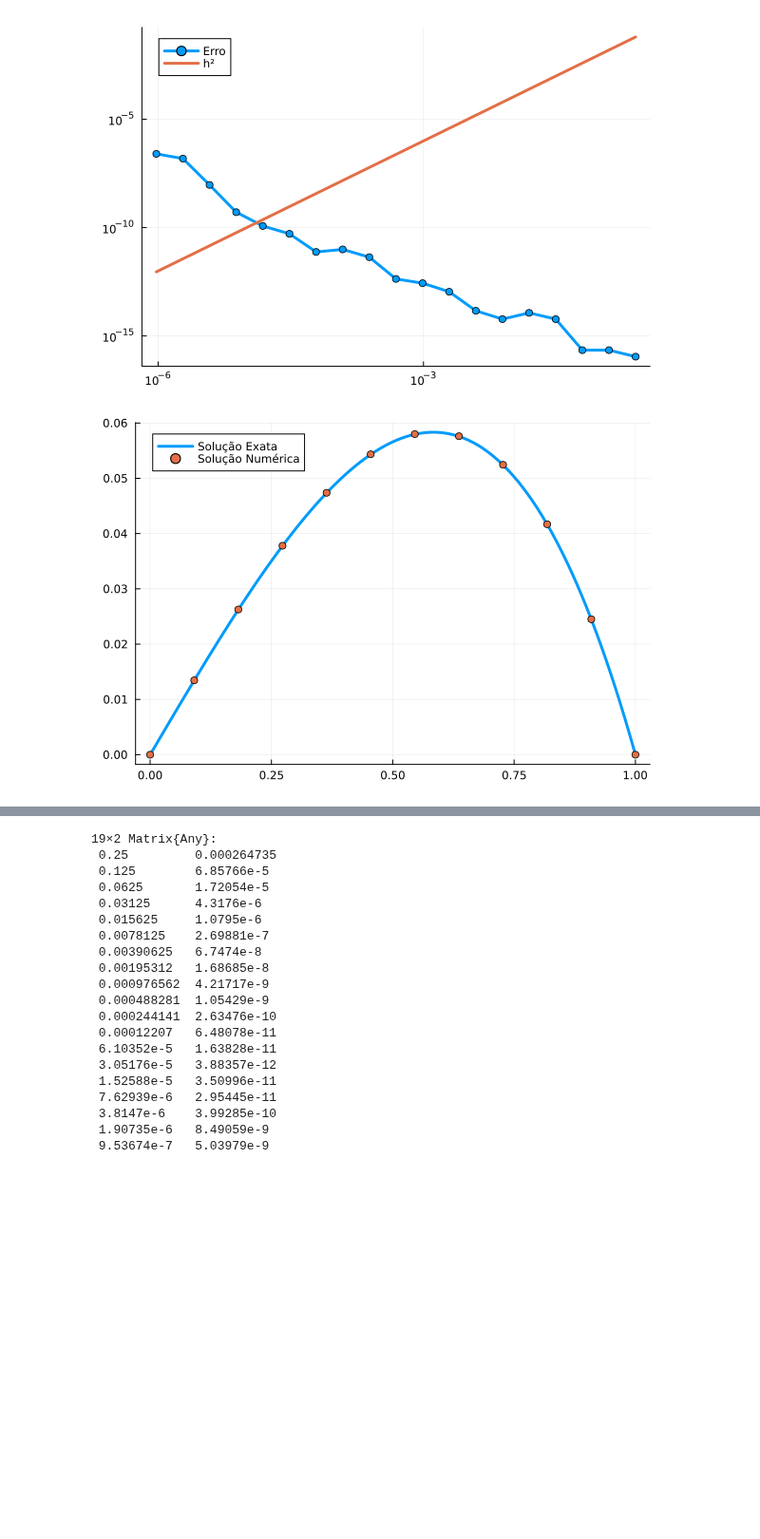
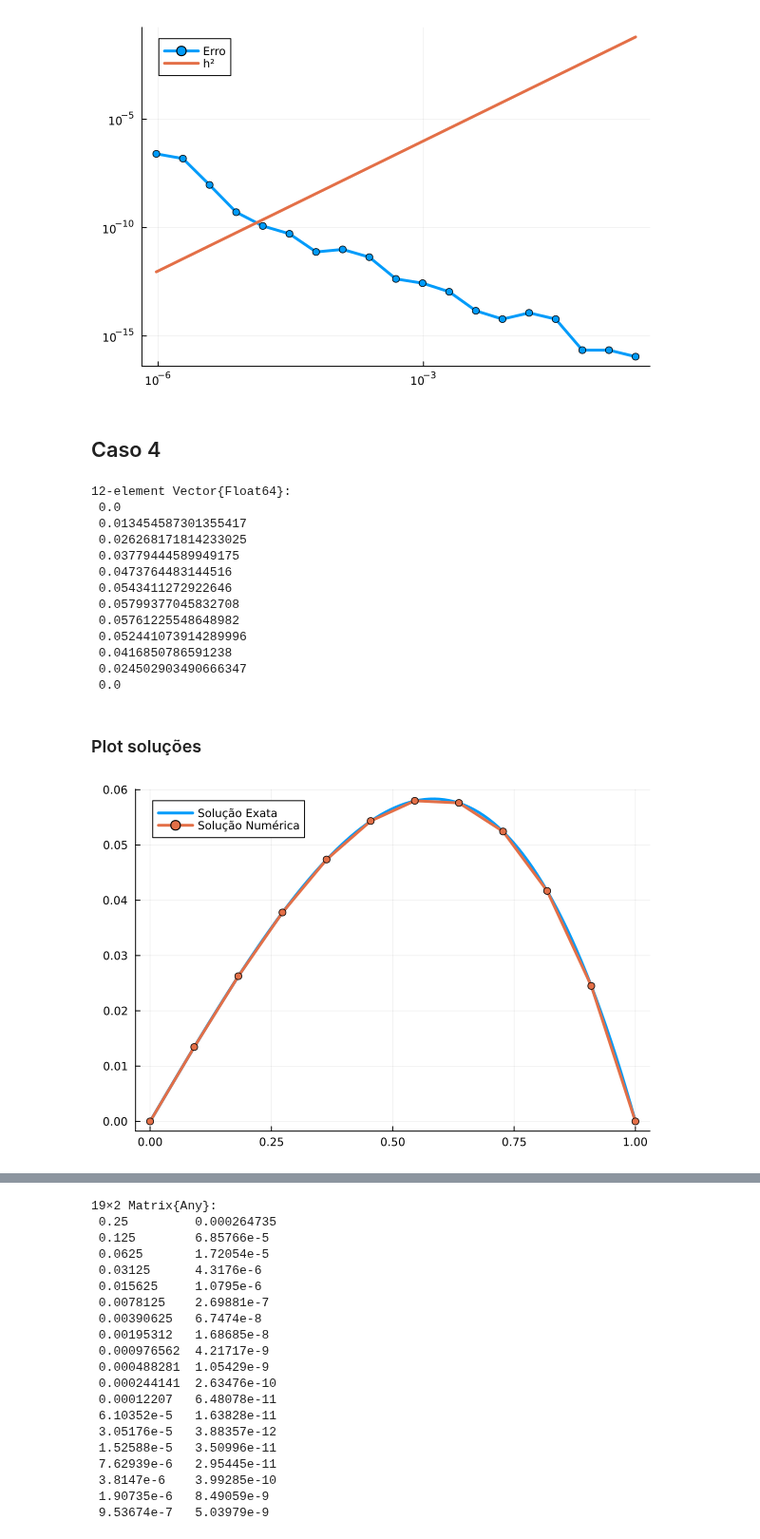
Before and after one commit to CarlosEduardoValladares/Elementos-Finitos-2024.2, a Jupyter notebook: elementos_finitos_01.ipynb, the cells around one changed output, grey strips where cells are left out. Shown at 95% size. Saved outputs shown, nothing was run; the diff lists cells and outputs as text; code cells hidden in the pictures; blank space fills up the shorter version.

```diff
--- a/elementos_finitos_01.ipynb
+++ b/elementos_finitos_01.ipynb
@@ -342,13 +366,31 @@ plot_erro(n_testes, f3, f3_solution)
  1.90735e-6   1.52787e-7
  9.53674e-7   2.52658e-7
 [figure]
+# %% [markdown]
+## Caso 4
 # %%
 m = 10
 α = 1.0
 β = 1.0
 K = monta_K(α, β, m)
 galerkin_sol_4 = solve_via_galerkin_2(α, β, m, K, f4)
-
-plot_exact_and_numerical(m, f4_solution, galerkin_sol_4)
 # %% [output]
-[figure, removed]
+12-element Vector{Float64}:
+ 0.0
+ 0.013454587301355417
+ 0.026268171814233025
+ 0.03779444589949175
+ 0.0473764483144516
+ 0.0543411272922646
+ 0.05799377045832708
+ 0.05761225548648982
+ 0.052441073914289996
+ 0.0416850786591238
+ 0.024502903490666347
+ 0.0
+# %% [markdown]
+### Plot soluções
+# %%
+plot_exact_and_numerical(m, f4_solution, galerkin_sol_4, true)
+# %% [output]
+[figure, added]
```
Also changed, not shown: parts of 33 cells of this notebook.
